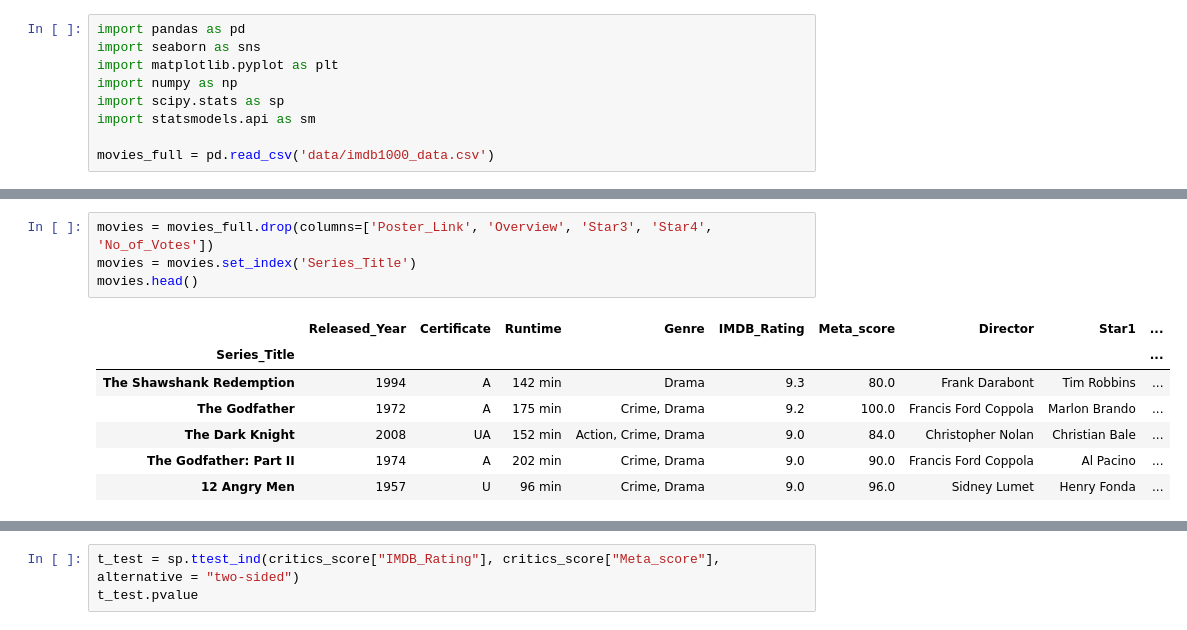
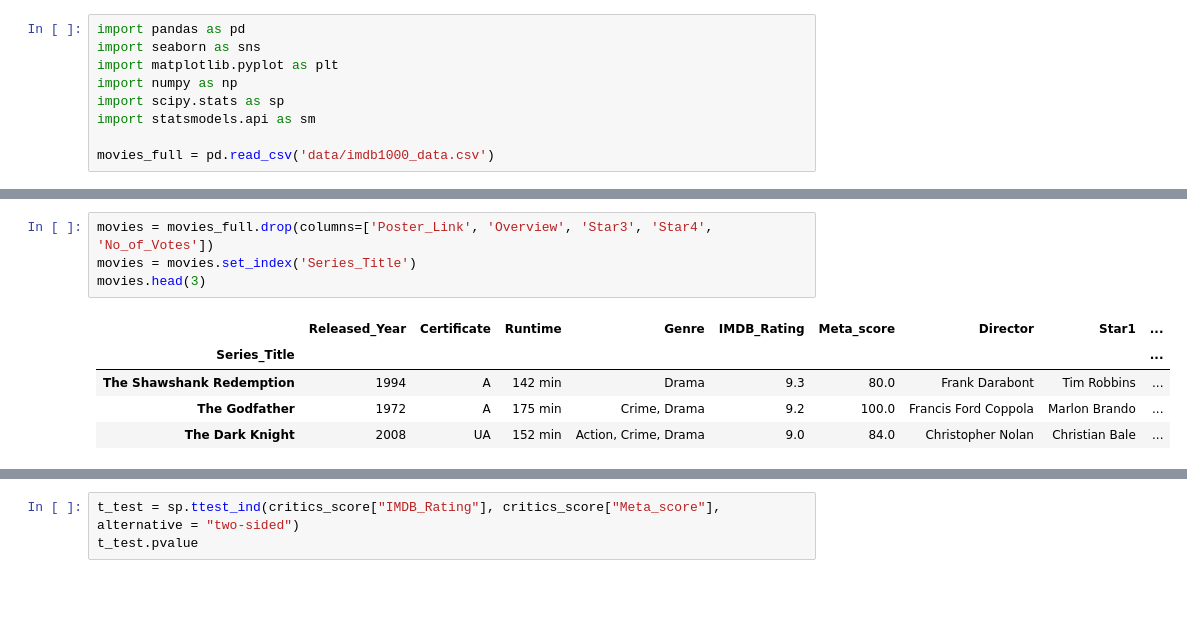
Before and after one commit to Doctor2007/movie_analysis, a Jupyter notebook: main.ipynb, the cells around one changed output, grey strips where cells are left out. Drawn from its saved outputs; the diff is of its cells as text; blank space fills up the shorter version.

```diff
--- a/main.ipynb
+++ b/main.ipynb
@@ -35,12 +43,10 @@ The dataset contains 1000 entries with 16 columns. Some columns like Certificate
 # %%
 movies = movies_full.drop(columns=['Poster_Link', 'Overview', 'Star3', 'Star4', 'No_of_Votes'])
 movies = movies.set_index('Series_Title')
-movies.head()
+movies.head(3)
 # %% [output]
 |  | Released_Year | Certificate | Runtime | Genre | IMDB_Rating | Meta_score | Director | Star1 | ... |
 | Series_Title |  |  |  |  |  |  |  |  | ... |
 | The Shawshank Redemption | 1994 | A | 142 min | Drama | 9.3 | 80.0 | Frank Darabont | Tim Robbins | ... |
 | The Godfather | 1972 | A | 175 min | Crime, Drama | 9.2 | 100.0 | Francis Ford Coppola | Marlon Brando | ... |
 | The Dark Knight | 2008 | UA | 152 min | Action, Crime, Drama | 9.0 | 84.0 | Christopher Nolan | Christian Bale | ... |
-| The Godfather: Part II | 1974 | A | 202 min | Crime, Drama | 9.0 | 90.0 | Francis Ford Coppola | Al Pacino | ... |
-| 12 Angry Men | 1957 | U | 96 min | Crime, Drama | 9.0 | 96.0 | Sidney Lumet | Henry Fonda | ... |
```
Also changed, not shown: parts of 48 cells of this notebook.
